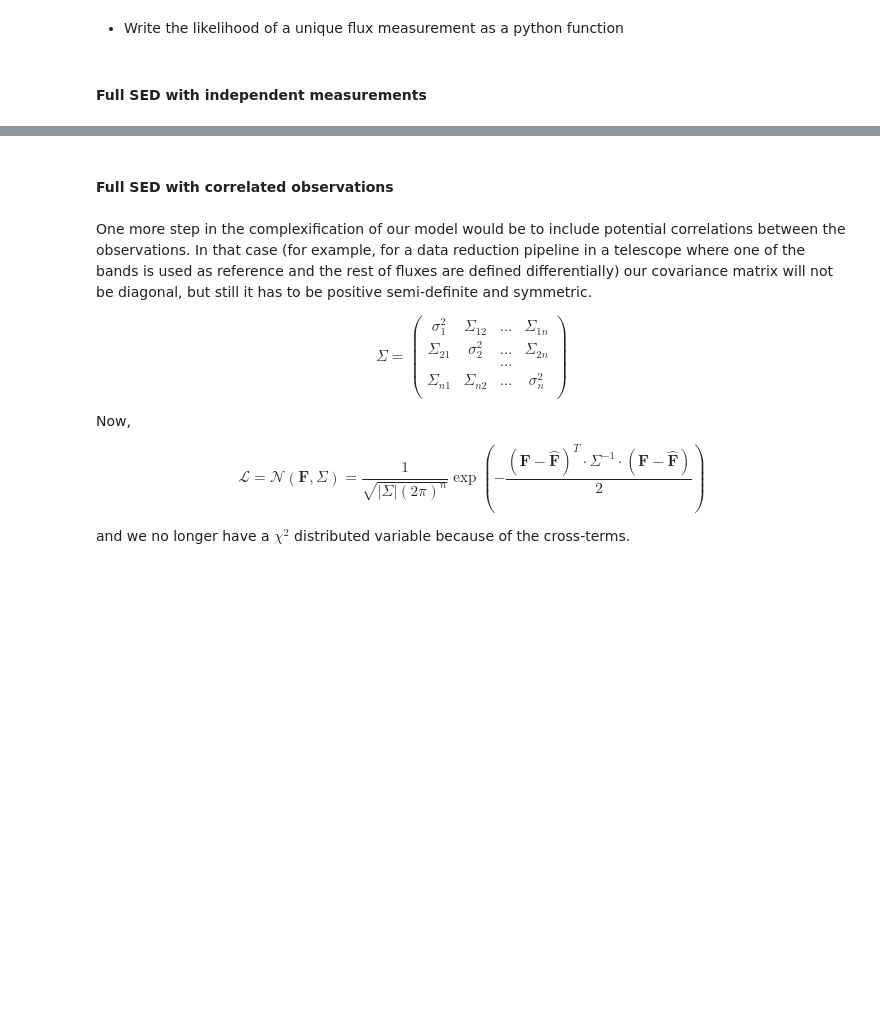
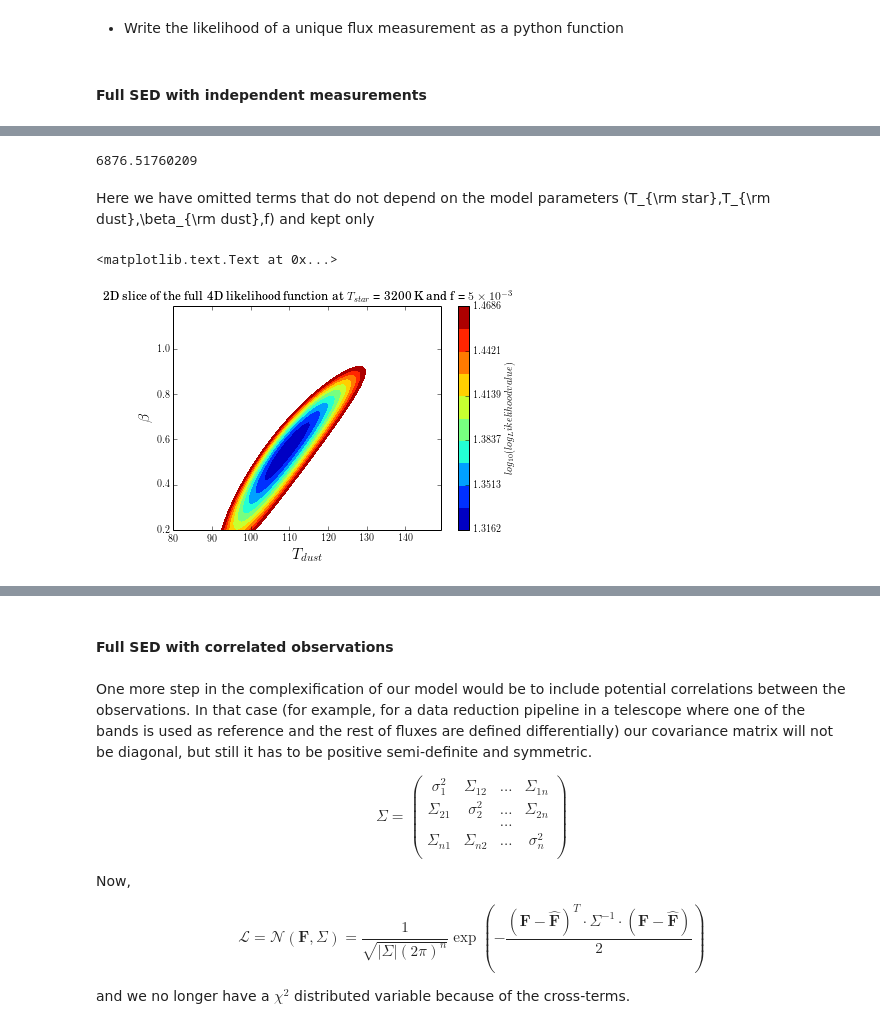
Before and after one commit to luis-sarro/ESAC-Astrostatistics-School-, a Jupyter notebook: ESAC School - Day 1 - Model Fitting.ipynb, the cells around one changed output, grey strips where cells are left out. Drawn from its saved outputs; the diff is of its cells as text; code cells hidden in the pictures; blank space fills up the shorter version.

```diff
--- a/ESAC School - Day 1 - Model Fitting.ipynb
+++ b/ESAC School - Day 1 - Model Fitting.ipynb
@@ -280,0 +351,57 @@ $$\ln\mathcal{L}\propto -\chi^2$$
+# %%
+def log_likelihood(theta,lambda_obs,flux_obs,error_obs):
+    tstar = theta[0]
+    tdust = theta[1]
+    beta = theta[2]
+    f = theta[3]
+    flux_model = yso_model_function(lambda_obs,tstar,tdust,beta,f)
+    norm_factor = flux[5]/yso_model_function(lmb[5],teff_star,teff_dust_grid[idx2],beta_dust_grid[idx1],f)
+    flux_model = flux_model * norm_factor
+    value = np.sum(((flux_obs - flux_model)/error_obs)**2)
+    return value
+
+theta = [4000,200,0.4,1.0e-3]
+
+print log_likelihood(theta,lmb,yso_obs,yso_obs*scalar_uncert)
+# %% [output]
+6876.51760209
+# %% [markdown]
+
+Here we have omitted terms that do not depend on the model parameters (T_{\rm star},T_{\rm dust},\beta_{\rm dust},f) and kept only
+# %%
+# Compute a grid of values of teff_dust and beta_dust
+grid_size = 100
+nvals = range(grid_size)
+min_teff_dust = 80.
+max_teff_dust = 150.
+delta_teff_dust = (max_teff_dust-min_teff_dust)/float(grid_size)
+min_beta = 0.2
+max_beta = 1.2
+delta_beta = (max_beta-min_beta)/grid_size
+teff_dust_grid =[min_teff_dust+(float(x)*delta_teff_dust) for x in nvals]
+beta_dust_grid = [min_beta+(float(x)*delta_beta) for x in nvals]
+params_grid = np.meshgrid(teff_dust_grid,beta_dust_grid)
+
+grid_log_likelihoods = np.zeros(shape=(grid_size,grid_size))
+
+for idx1 in nvals:
+    for idx2 in nvals:
+        theta = [teff_star,teff_dust_grid[idx2],beta_dust_grid[idx1],f]
+        grid_log_likelihoods[idx1,idx2] = log_likelihood(theta,lmb,yso_obs,yso_obs*scalar_uncert)
+
+min = grid_log_likelihoods.min()
+max = grid_log_likelihoods.max()
+per_10 = (max-min)/1000.0
+levels = ([min+float(i)*per_10/10 for i in range(11)])
+pl = plt.contourf(params_grid[0],params_grid[1],np.log10(grid_log_likelihoods),levels=np.log10(levels))
+
+cbar = plt.colorbar(pl)
+cbar.ax.set_ylabel(r'$log_{10}(log_Likelihood value)$')
+plt.rc('text', usetex=True)
+plt.rc('font', family='serif')
+plt.title(r'2D slice of the full 4D likelihood function at $T_{star}$ = 3200 K and f = $5\times10^{-3}$')
+plt.xlabel(r'$T_{dust}$',fontsize=16)
+plt.ylabel(r'$\beta$',fontsize=16)
+# %% [output]
+<matplotlib.text.Text at 0x...>
+[figure, added]
```
Also changed, not shown: parts of 21 cells of this notebook, 1 other file.
